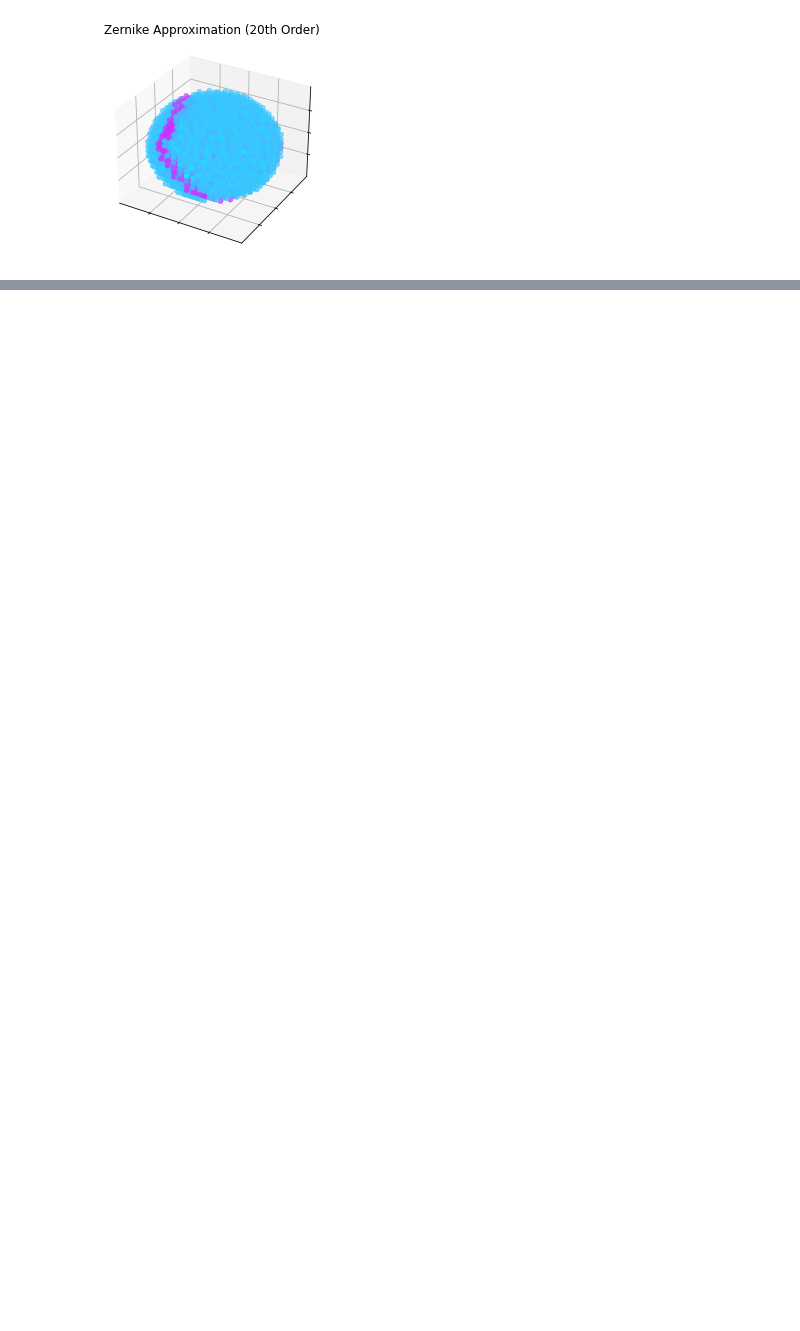
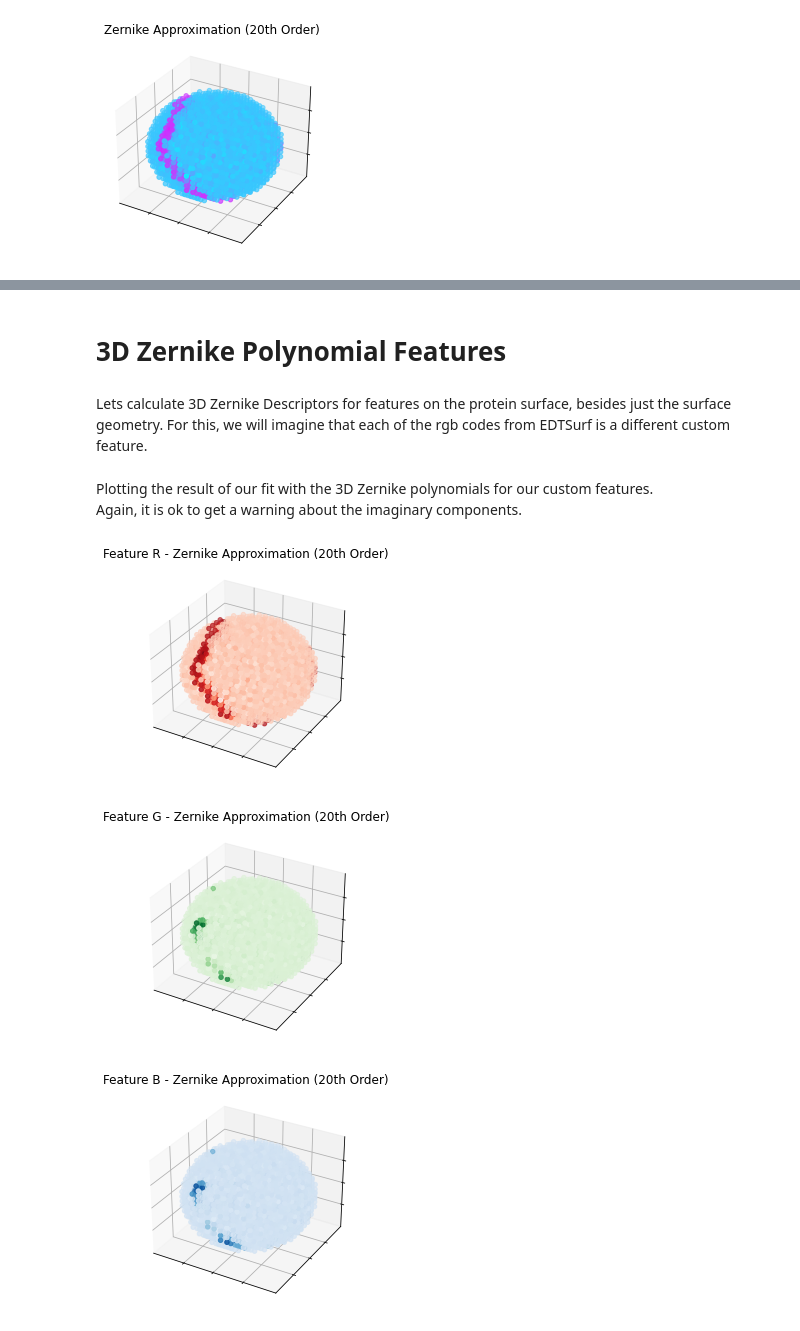
Before and after one commit to Emily-Baum/Protein_Patches, a Jupyter notebook: Examples/3D_Zernike_Patch_Example.ipynb, the cells around one changed output, grey strips where cells are left out. Saved outputs shown, nothing was run; the diff lists cells and outputs as text; code cells hidden in the pictures; blank space fills up the shorter version.

```diff
--- a/Examples/3D_Zernike_Patch_Example.ipynb
+++ b/Examples/3D_Zernike_Patch_Example.ipynb
@@ -153,0 +186,39 @@ plt.show()
+# %% [markdown]
+# 3D Zernike Polynomial Features
+# %% [markdown]
+Lets calculate 3D Zernike Descriptors for features on the protein surface, besides just the surface geometry. For this, we will imagine that each of the rgb codes from EDTSurf is a different custom feature.
+# %%
+# this procedure is very similar to that for the surface mapping
+# just replace voxel_surf with voxel_feat for the zernike polynomial fit
+
+# use a simple regression to calculate weights for each term in the 3D Zernike polynomial expansion
+zernike_feature_fit = np.linalg.lstsq(z_polys,voxel_feat,rcond=None)[0]
+zernike_feature_fit = np.matmul(z_polys,zernike_feature_fit)
+# %% [markdown]
+Plotting the result of our fit with the 3D Zernike polynomials for our custom features. \
+Again, it is ok to get a warning about the imaginary components.
+# %%
+fig = plt.figure()
+ax = fig.add_subplot(111, projection='3d')
+scat_plot = ax.scatter([i[0] for i in voxels],[i[1] for i in voxels],[i[2] for i in voxels],c=zernike_feature_fit[:,0],cmap='Reds')
+plt.tick_params(labelleft=False,labelbottom=False)
+plt.title('Feature R - Zernike Approximation (20th Order)')
+plt.show()
+
+fig = plt.figure()
+ax = fig.add_subplot(111, projection='3d')
+scat_plot = ax.scatter([i[0] for i in voxels],[i[1] for i in voxels],[i[2] for i in voxels],c=zernike_feature_fit[:,1],cmap='Greens')
+plt.tick_params(labelleft=False,labelbottom=False)
+plt.title('Feature G - Zernike Approximation (20th Order)')
+plt.show()
+
+fig = plt.figure()
+ax = fig.add_subplot(111, projection='3d')
+scat_plot = ax.scatter([i[0] for i in voxels],[i[1] for i in voxels],[i[2] for i in voxels],c=zernike_feature_fit[:,2],cmap='Blues')
+plt.tick_params(labelleft=False,labelbottom=False)
+plt.title('Feature B - Zernike Approximation (20th Order)')
+plt.show()
+# %% [output]
+[figure, added]
+[figure, added]
+[figure, added]
```
Also changed, not shown: parts of 19 cells of this notebook.
